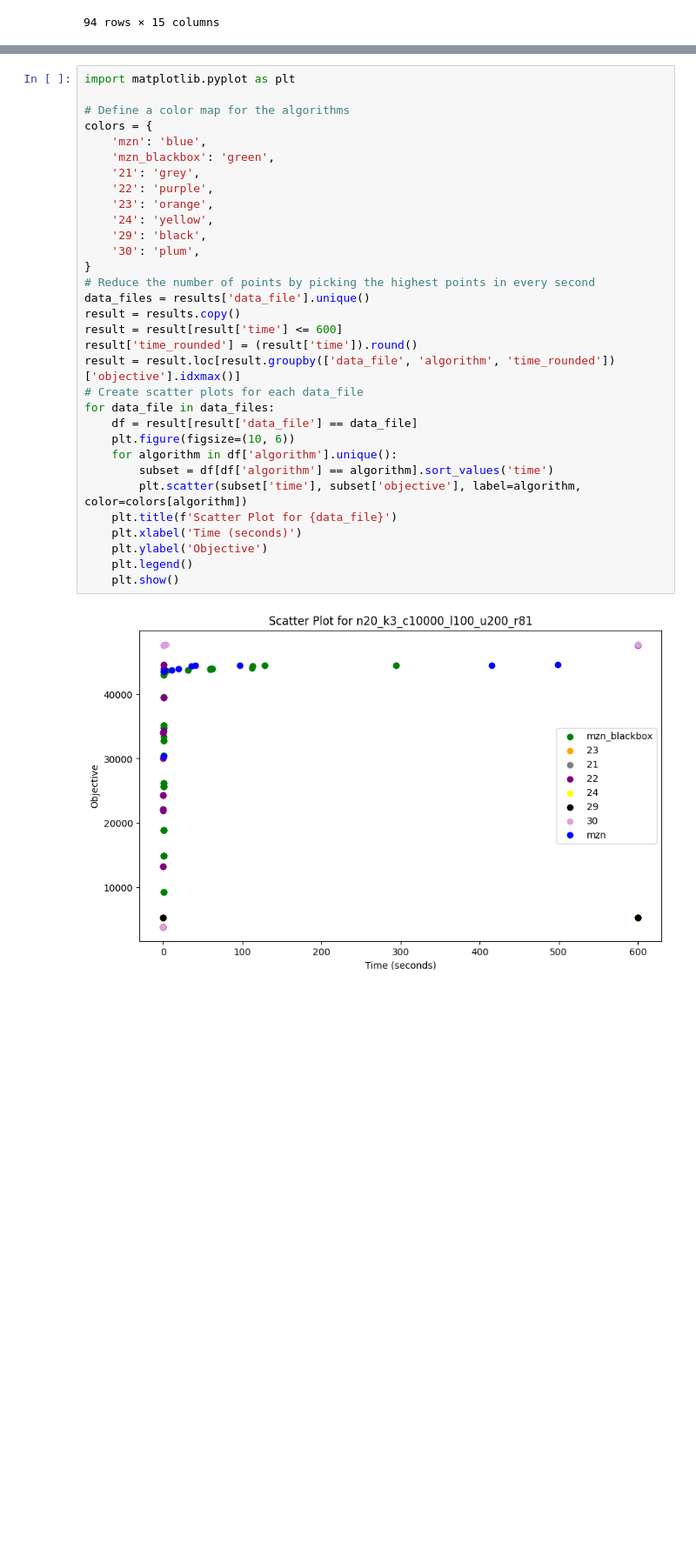
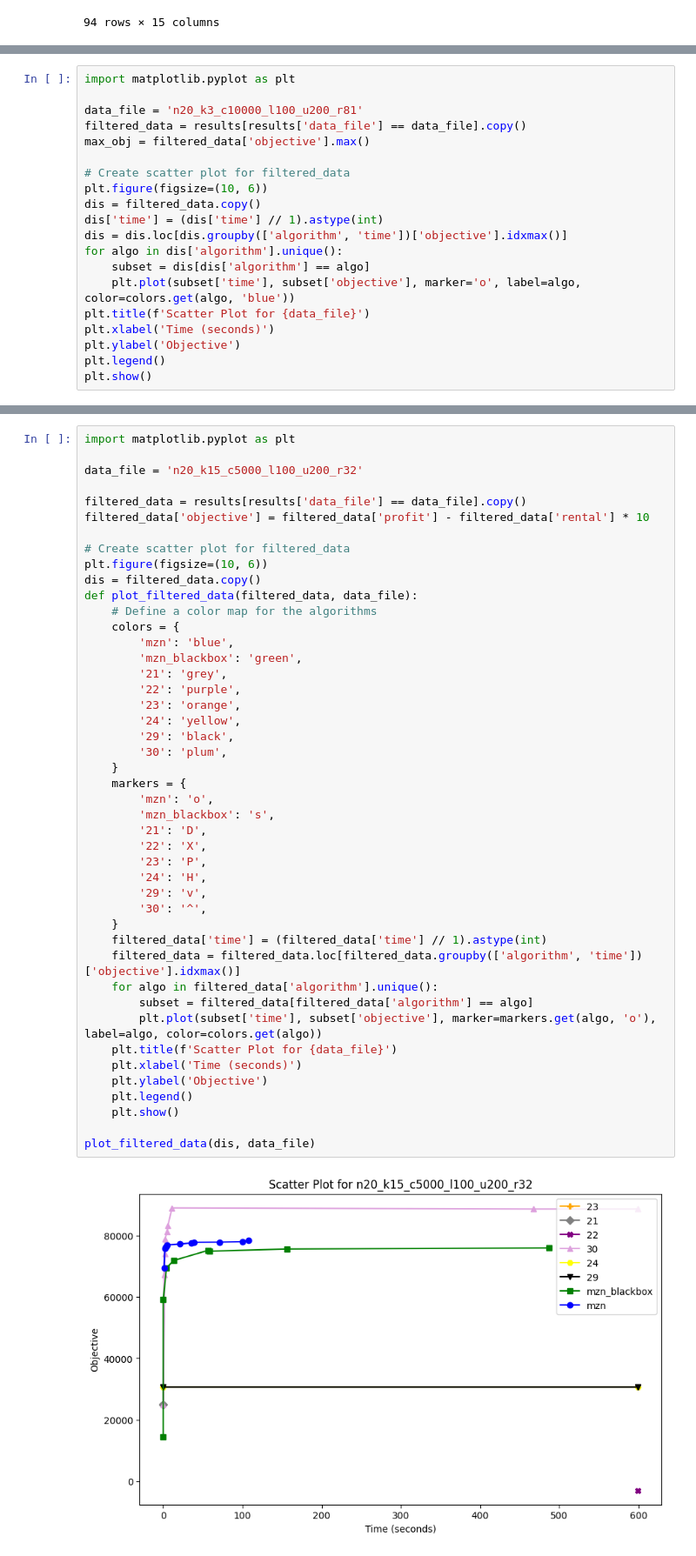
Before and after one commit to kieronqtran/minizinc_blackbox_examples, a Jupyter notebook: benchmark/results/normalise_results.ipynb, the cells around one changed output, grey strips where cells are left out. Shown: that part at 87% size. Drawn from its saved outputs; the diff is of its cells as text; blank space fills up the shorter version.

```diff
--- a/benchmark/results/normalise_results.ipynb
+++ b/benchmark/results/normalise_results.ipynb
@@ -222,0 +254,20 @@ results
+# %%
+import matplotlib.pyplot as plt
+
+data_file = 'n20_k3_c10000_l100_u200_r81'
+filtered_data = results[results['data_file'] == data_file].copy()
+max_obj = filtered_data['objective'].max()
+
+# Create scatter plot for filtered_data
+plt.figure(figsize=(10, 6))
+dis = filtered_data.copy()
+dis['time'] = (dis['time'] // 1).astype(int)
+dis = dis.loc[dis.groupby(['algorithm', 'time'])['objective'].idxmax()]
+for algo in dis['algorithm'].unique():
+    subset = dis[dis['algorithm'] == algo]
+    plt.plot(subset['time'], subset['objective'], marker='o', label=algo, color=colors.get(algo, 'blue'))
+plt.title(f'Scatter Plot for {data_file}')
+plt.xlabel('Time (seconds)')
+plt.ylabel('Objective')
+plt.legend()
+plt.show()
@@ -223,34 +276,47 @@ results
 # %%
 import matplotlib.pyplot as plt
 
-# Define a color map for the algorithms
-colors = {
-    'mzn': 'blue',
-    'mzn_blackbox': 'green',
-    '21': 'grey',
-    '22': 'purple',
-    '23': 'orange',
-    '24': 'yellow',
-    '29': 'black',
-    '30': 'plum',
-}
-# Reduce the number of points by picking the highest points in every second
-data_files = results['data_file'].unique()
-result = results.copy()
-result = result[result['time'] <= 600]
-result['time_rounded'] = (result['time']).round()
-result = result.loc[result.groupby(['data_file', 'algorithm', 'time_rounded'])['objective'].idxmax()]
-# Create scatter plots for each data_file
-for data_file in data_files:
-    df = result[result['data_file'] == data_file]
-    plt.figure(figsize=(10, 6))
-    for algorithm in df['algorithm'].unique():
-        subset = df[df['algorithm'] == algorithm].sort_values('time')
-        plt.scatter(subset['time'], subset['objective'], label=algorithm, color=colors[algorithm])
+data_file = 'n20_k15_c5000_l100_u200_r32'
+
+filtered_data = results[results['data_file'] == data_file].copy()
+filtered_data['objective'] = filtered_data['profit'] - filtered_data['rental'] * 10
+
+# Create scatter plot for filtered_data
+plt.figure(figsize=(10, 6))
+dis = filtered_data.copy()
+def plot_filtered_data(filtered_data, data_file):
+    # Define a color map for the algorithms
+    colors = {
+        'mzn': 'blue',
+        'mzn_blackbox': 'green',
+        '21': 'grey',
+        '22': 'purple',
+        '23': 'orange',
+        '24': 'yellow',
+        '29': 'black',
+        '30': 'plum',
+    }
+    markers = {
+        'mzn': 'o',
+        'mzn_blackbox': 's',
+        '21': 'D',
+        '22': 'X',
+        '23': 'P',
+        '24': 'H',
+        '29': 'v',
+        '30': '^',
+    }
+    filtered_data['time'] = (filtered_data['time'] // 1).astype(int)
+    filtered_data = filtered_data.loc[filtered_data.groupby(['algorithm', 'time'])['objective'].idxmax()]
+    for algo in filtered_data['algorithm'].unique():
+        subset = filtered_data[filtered_data['algorithm'] == algo]
+        plt.plot(subset['time'], subset['objective'], marker=markers.get(algo, 'o'), label=algo, color=colors.get(algo))
     plt.title(f'Scatter Plot for {data_file}')
     plt.xlabel('Time (seconds)')
     plt.ylabel('Objective')
     plt.legend()
     plt.show()
+
+plot_filtered_data(dis, data_file)
 # %% [output]
-[figure, old version]
+[figure, new version]
```
Also changed, not shown: parts of 10 cells of this notebook, 16 other files.
